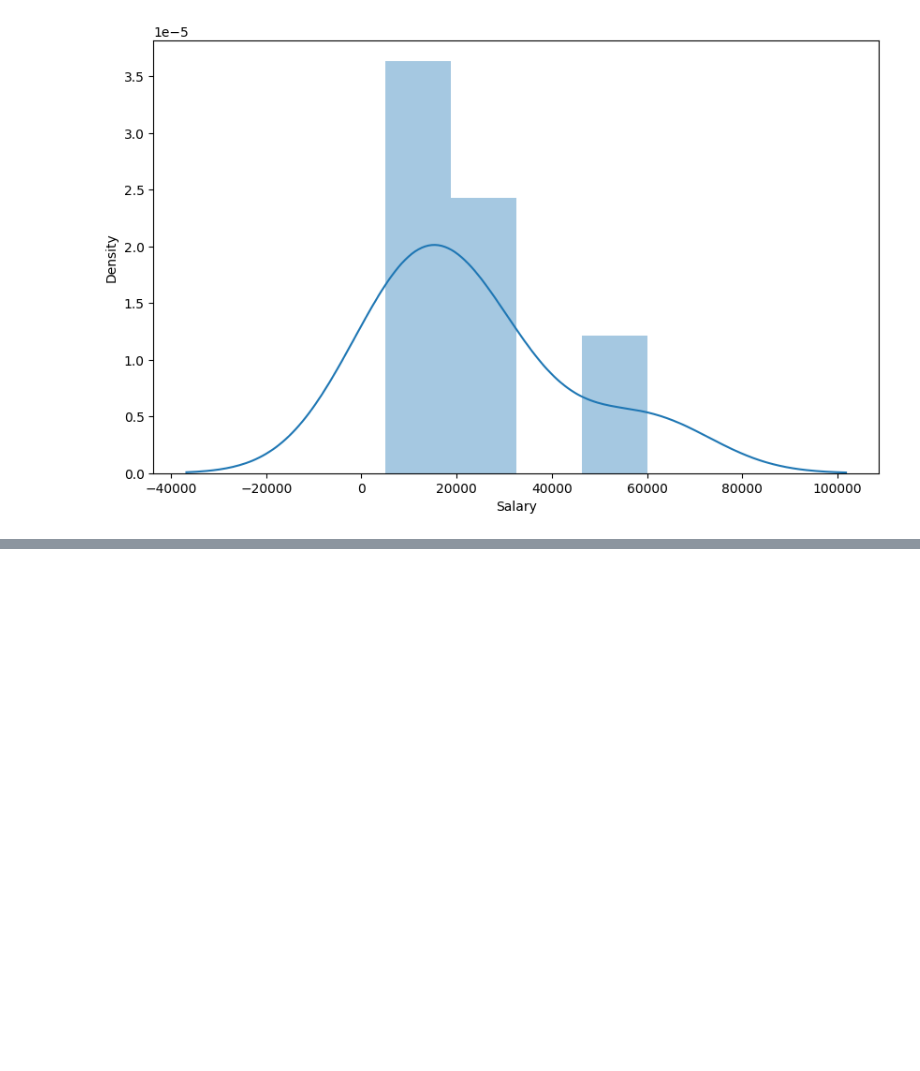
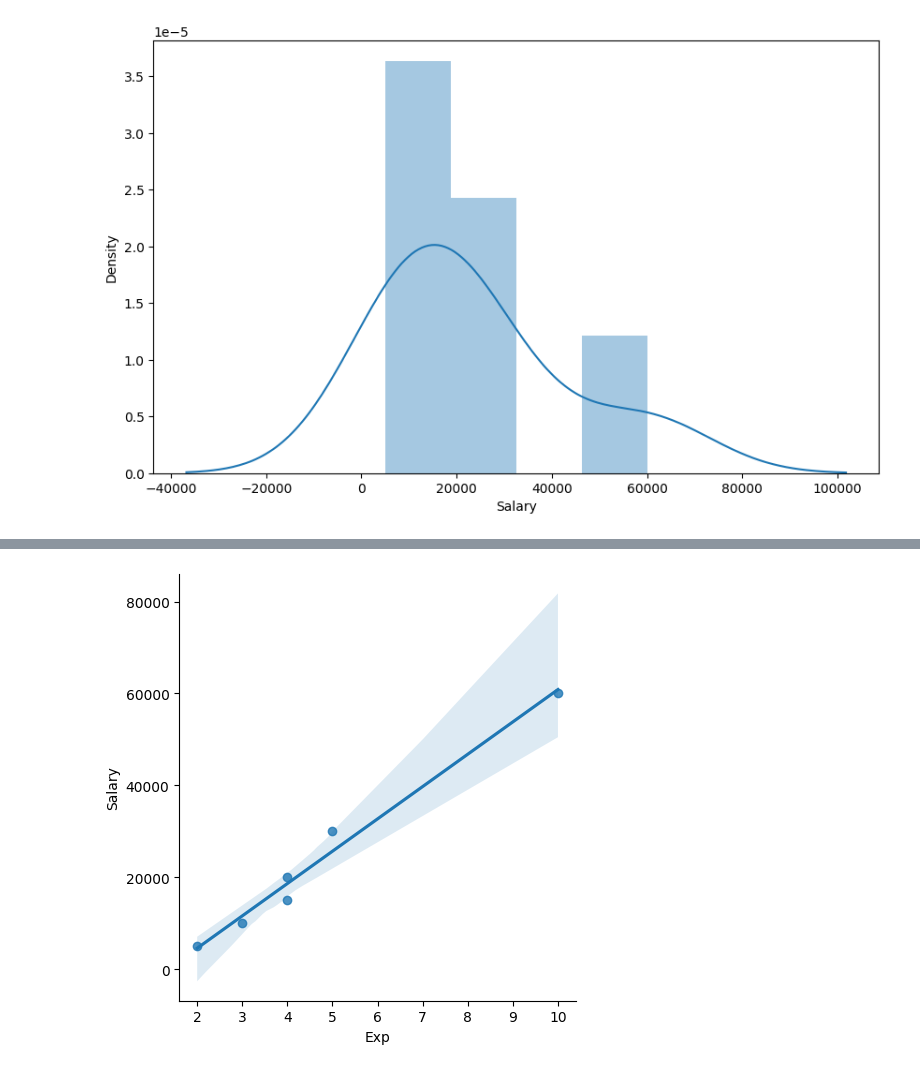
Before and after one commit to sbborusu/530pm_Agentic_Ai_Batch_7thApril, a Jupyter notebook: EDA_Classwork.ipynb, the cells around one changed output, grey strips where cells are left out. Cells and saved outputs as stored; diff of their text form; code cells hidden in the pictures; blank space fills up the shorter version.

```diff
--- a/EDA_Classwork.ipynb
+++ b/EDA_Classwork.ipynb
@@ -406,0 +415,4 @@ vis1 = sns.distplot(cleaned_data['Salary'])
+# %%
+vis4 = sns.lmplot(x='Exp',y='Salary',data=cleaned_data)
+# %% [output]
+[figure, added]
```
Also changed, not shown: parts of 2 cells of this notebook.
